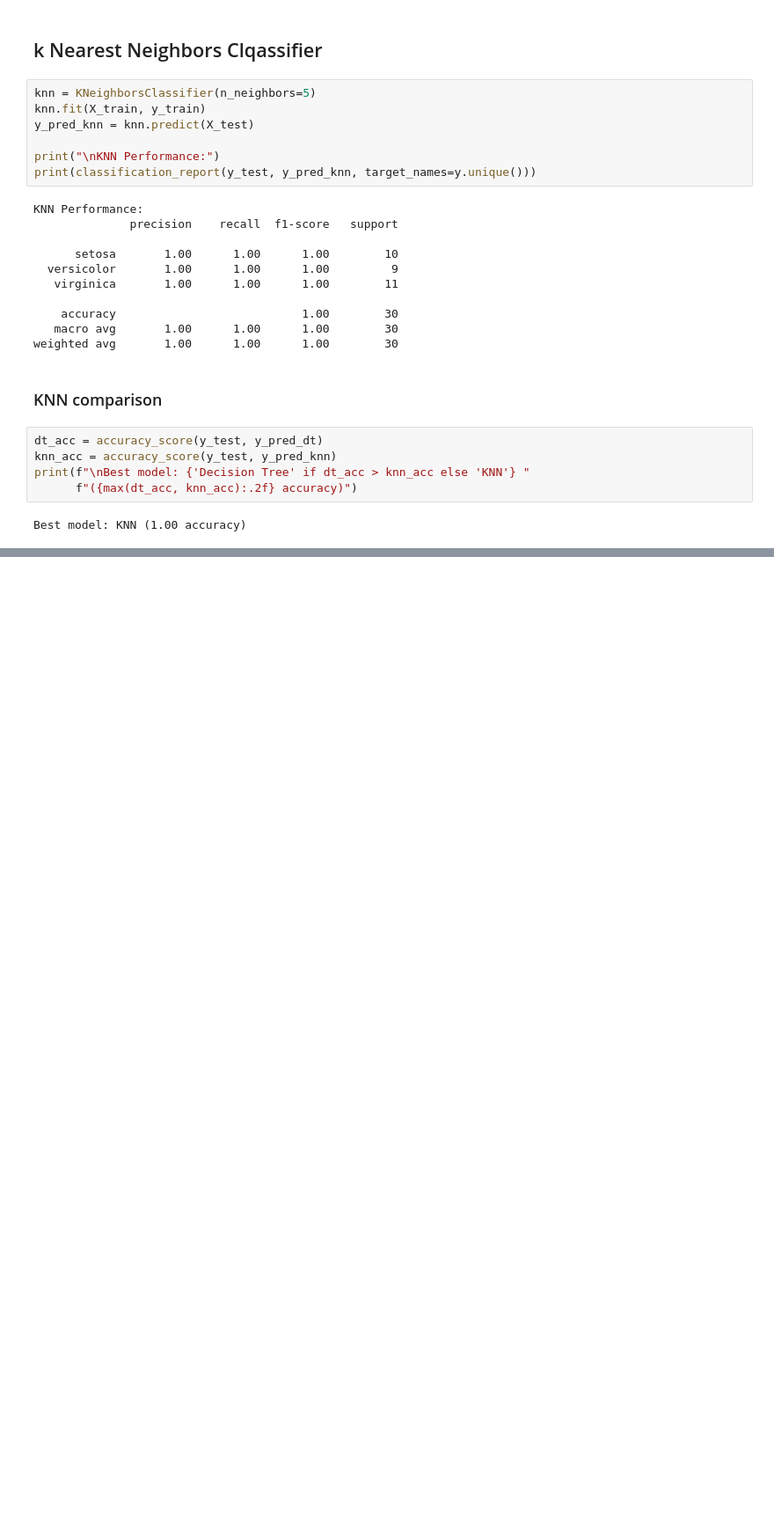
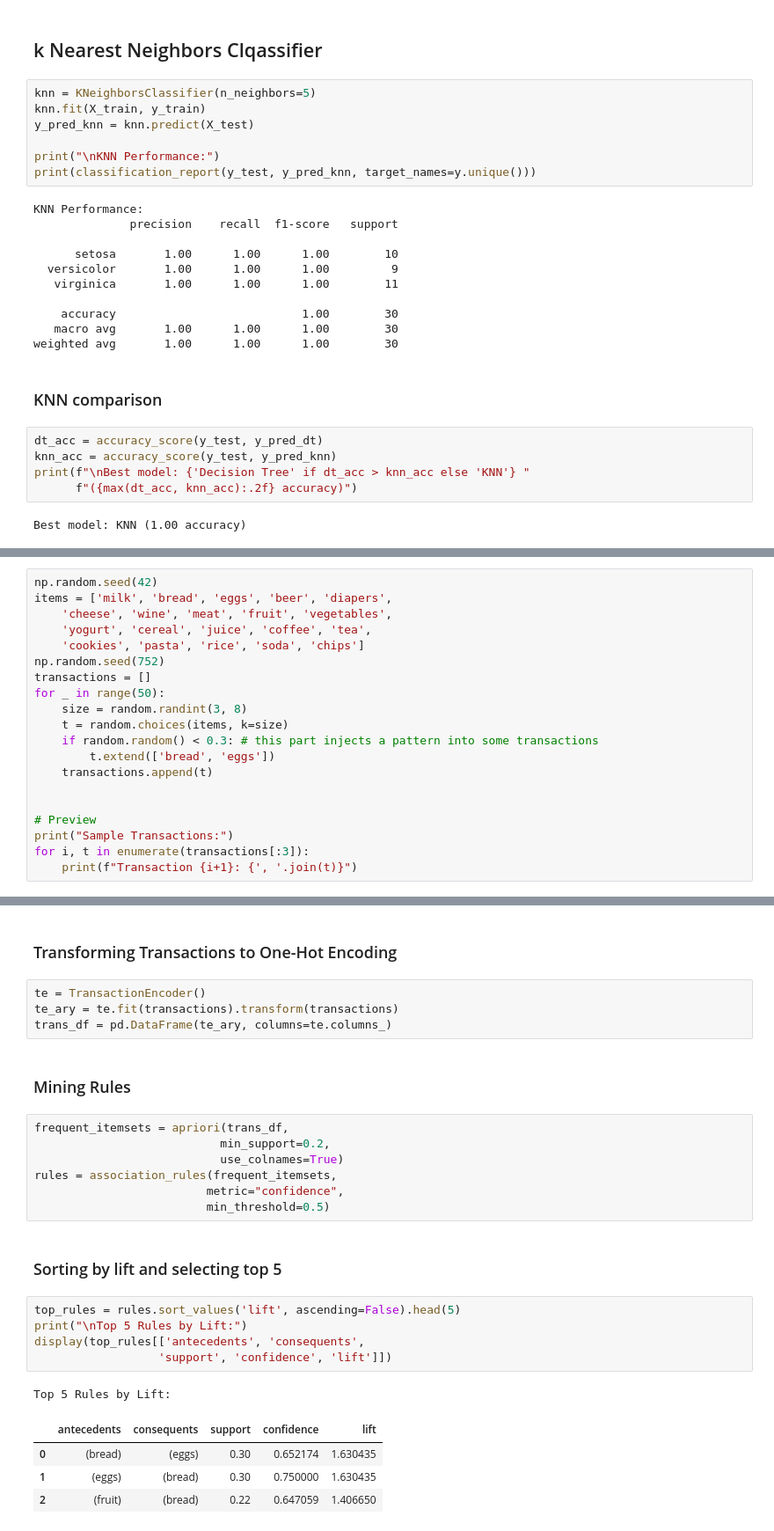
Before and after one commit to TanveerD1/DSA_2040_Practical_Exam_Tanveer_752, a Jupyter notebook: Data_Mining/3_Classification_Association/mining_iris_basket.ipynb, the cells around one changed output, grey strips where cells are left out. Shown at 88% size. Saved outputs shown, nothing was run; the diff lists cells and outputs as text; blank space fills up the shorter version.

Commit message:
rule analysis start

```diff
--- a/Data_Mining/3_Classification_Association/mining_iris_basket.ipynb
+++ b/Data_Mining/3_Classification_Association/mining_iris_basket.ipynb
@@ -81,0 +91,20 @@ Best model: KNN (1.00 accuracy)
+# %%
+np.random.seed(42)
+items = ['milk', 'bread', 'eggs', 'beer', 'diapers',
+    'cheese', 'wine', 'meat', 'fruit', 'vegetables',
+    'yogurt', 'cereal', 'juice', 'coffee', 'tea',
+    'cookies', 'pasta', 'rice', 'soda', 'chips']
+np.random.seed(752)
+transactions = []
+for _ in range(50):
+    size = random.randint(3, 8)
+    t = random.choices(items, k=size)
+    if random.random() < 0.3: # this part injects a pattern into some transactions
+        t.extend(['bread', 'eggs'])
+    transactions.append(t)
+
+
+# Preview
+print("Sample Transactions:")
+for i, t in enumerate(transactions[:3]):
+    print(f"Transaction {i+1}: {', '.join(t)}")
@@ -81,0 +118,28 @@ Best model: KNN (1.00 accuracy)
+# %% [markdown]
+### Transforming Transactions to One-Hot Encoding
+# %%
+te = TransactionEncoder()
+te_ary = te.fit(transactions).transform(transactions)
+trans_df = pd.DataFrame(te_ary, columns=te.columns_)
+# %% [markdown]
+### Mining Rules
+# %%
+frequent_itemsets = apriori(trans_df,
+                           min_support=0.2,
+                           use_colnames=True)
+rules = association_rules(frequent_itemsets,
+                         metric="confidence",
+                         min_threshold=0.5)
+# %% [markdown]
+### Sorting by lift and selecting top 5
+# %%
+top_rules = rules.sort_values('lift', ascending=False).head(5)
+print("\nTop 5 Rules by Lift:")
+display(top_rules[['antecedents', 'consequents',
+                  'support', 'confidence', 'lift']])
+# %% [output]
+Top 5 Rules by Lift:
+|  | antecedents | consequents | support | confidence | lift |
+| 0 | (bread) | (eggs) | 0.30 | 0.652174 | 1.630435 |
+| 1 | (eggs) | (bread) | 0.30 | 0.750000 | 1.630435 |
+| 2 | (fruit) | (bread) | 0.22 | 0.647059 | 1.406650 |
```
Also changed, not shown: parts of 6 cells of this notebook.
